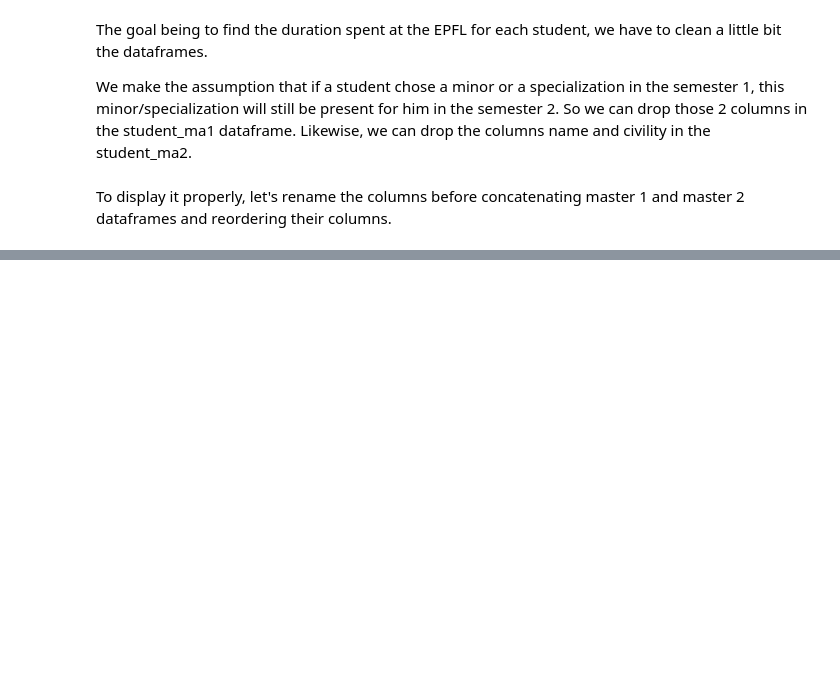
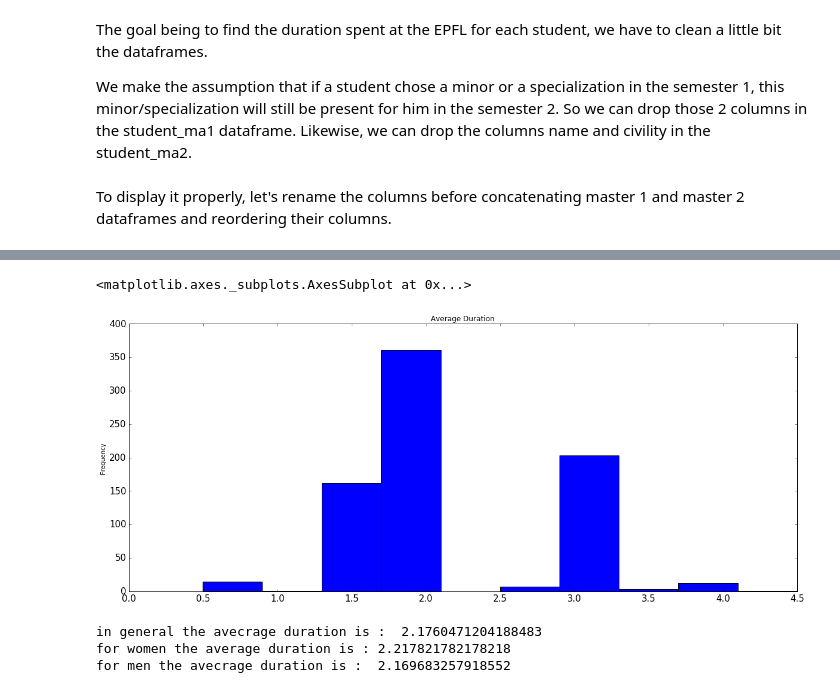
Before and after one commit to Symsystem/adaepflHomework, a Jupyter notebook: 02 - Data from the Web/Data from the web.ipynb, the cells around one changed output, grey strips where cells are left out. Cells and saved outputs as stored; diff of their text form; code cells hidden in the pictures; blank space fills up the shorter version.

```diff
--- a/02 - Data from the Web/Data from the web.ipynb
+++ b/02 - Data from the Web/Data from the web.ipynb
@@ -286,0 +332,19 @@ students
+# %%
+students['duration'] = [int(dep.split("-")[1]) - int(arr.split("-")[0])
+                        for arr, dep in students[['semester 1', 'semester 2']].values]
+for i,row in students.iterrows() :
+    if (row['semester 3'] != '') :
+        students.loc[i,'duration'] += 0.5
+    elif ((row['minor'] != '' or row['specialization'] != '')) :
+        students.loc[i,'duration']  +=0.5
+    if (row['project aut'] != '') :
+        students.loc[i,'duration'] += 0.5
+    if (row['project spr'] != '') :
+        students.loc[i,'duration'] += 0.5
+    if (row['project spr'] == '' and row['project aut'] == '' ) :
+        students.loc[i,'duration'] += 0.5
+
+#     # somme guys started with semester 2 :/
+#     students[students['duration'] == 0.5]
+
+students
@@ -286,0 +370,6 @@ students
+# %%
+plt.figure(figsize=(20,8))
+students['duration'].plot(kind ='hist',title ='Average Duration', fontsize =15)
+# %% [output]
+<matplotlib.axes._subplots.AxesSubplot at 0x...>
+[figure, added]
@@ -286,0 +381,8 @@ students
+# %%
+print('in general the avecrage duration is : ' , averageDuration_students)
+print('for women the average duration is :',averageDuration_students_femal)
+print('for men the avecrage duration is : ' , averageDuration_students_mal)
+# %% [output]
+in general the avecrage duration is :  2.1760471204188483
+for women the average duration is : 2.217821782178218
+for men the avecrage duration is :  2.169683257918552
```
Also changed, not shown: parts of 22 cells of this notebook.
